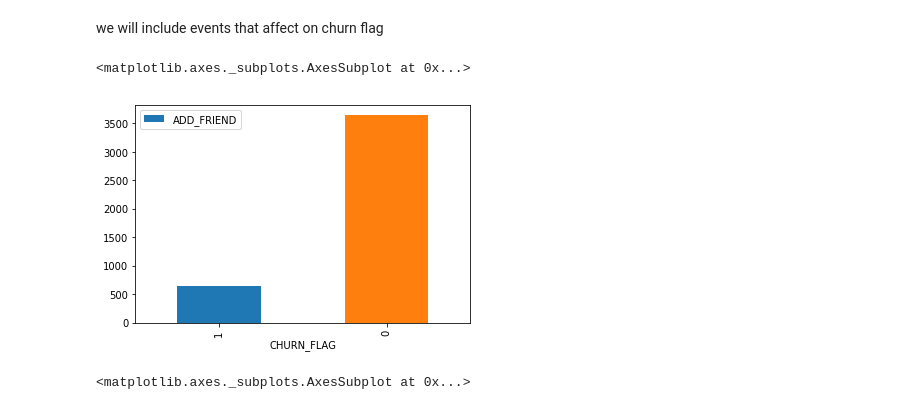
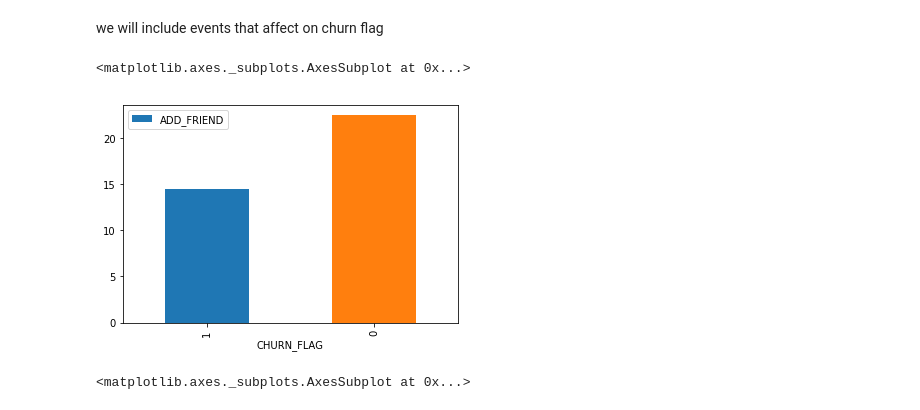
Before and after one commit to AbdelrahmanGad/Sparkify_Udacity_ND, a Jupyter notebook: Sparkify.ipynb, the cells around one changed output. Saved outputs shown, nothing was run; the diff lists cells and outputs as text; code cells hidden in the pictures.

```diff
--- a/Sparkify.ipynb
+++ b/Sparkify.ipynb
@@ -380,18 +372,18 @@ we will include events that affect on churn flag
 # %%
 spark.sql("""
         SELECT
             CHURN_FLAG,
-            COUNT(*) AS ADD_FRIEND
+            COUNT(*)/ COUNT(DISTINCT USERID) AS ADD_FRIEND
         FROM
             CHURN_DF
         WHERE
             PAGE = 'Add Friend'
         GROUP BY
             CHURN_FLAG
 """).toPandas().plot.bar(x='CHURN_FLAG', y='ADD_FRIEND')
 # %% [output]
 <matplotlib.axes._subplots.AxesSubplot at 0x...>
-[figure, old version]
+[figure, new version]
 # %%
 spark.sql("""
         SELECT
```
Also changed, not shown: parts of 7 cells of this notebook.
